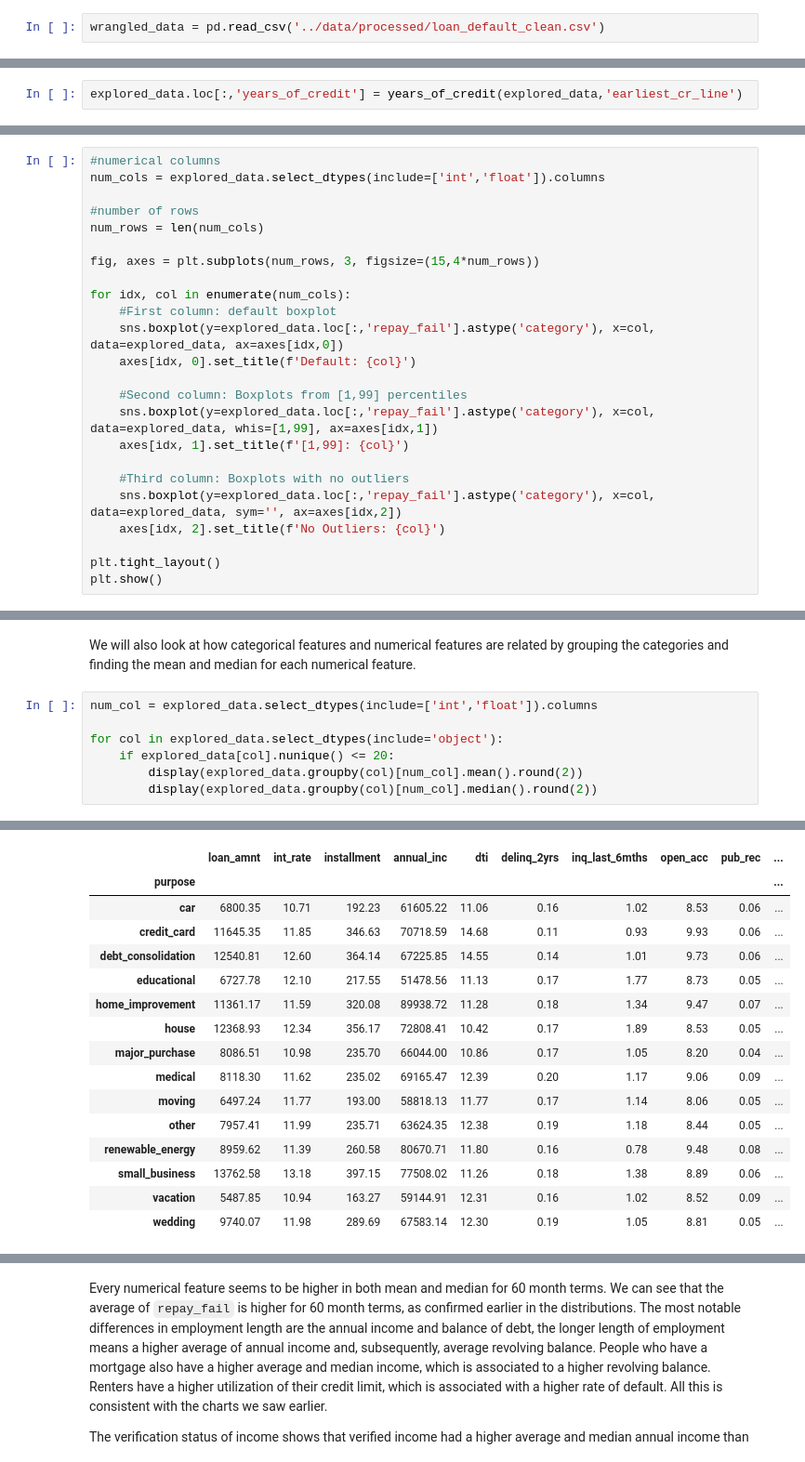
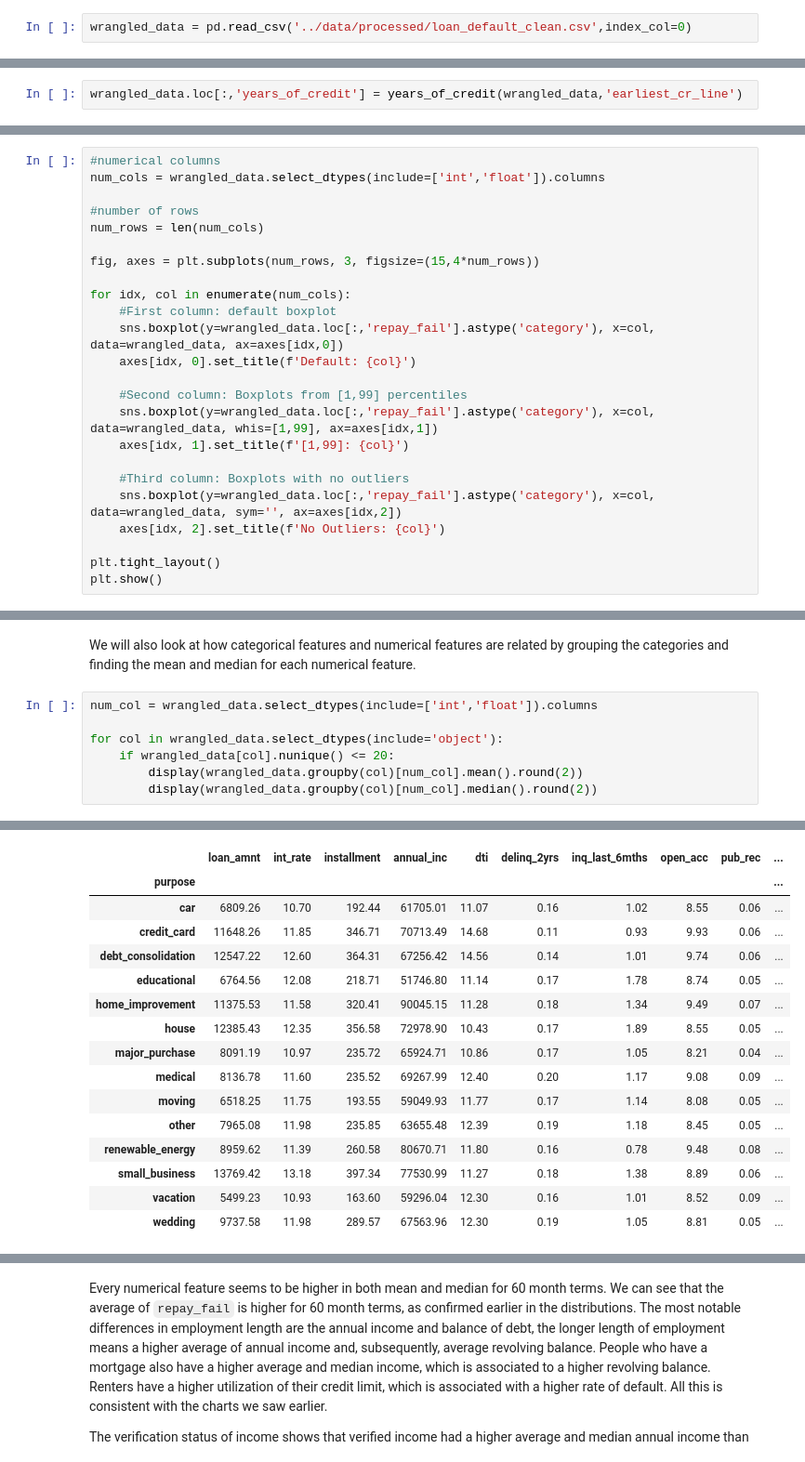
Before and after one commit to issacgomez07/Capstone-2-LendingClub-Defaults, a Jupyter notebook: notebooks/02_exploratory_data_analysis.ipynb, the cells around one changed output, grey strips where cells are left out. Shown at 93% size. Drawn from its saved outputs; the diff is of its cells as text.

```diff
--- a/notebooks/02_exploratory_data_analysis.ipynb
+++ b/notebooks/02_exploratory_data_analysis.ipynb
@@ -33,7 +34,7 @@ First we import the appropriate libraries. I've set the max columns to be displa
 # %% [markdown]
 ## 2.4 Load The Data<a id='2.4_Load_The_Data'></a>
 # %%
-wrangled_data = pd.read_csv('../data/processed/loan_default_clean.csv')
+wrangled_data = pd.read_csv('../data/processed/loan_default_clean.csv',index_col=0)
 # %%
 wrangled_data.info()
 # %% [output]
@@ -257,5 +254,5 @@ def years_of_credit(df, col):
     year_series = df[col].dt.strftime('%Y').astype(int)
     return 2000 - year_series
 # %%
-explored_data.loc[:,'years_of_credit'] = years_of_credit(explored_data,'earliest_cr_line')
+wrangled_data.loc[:,'years_of_credit'] = years_of_credit(wrangled_data,'earliest_cr_line')
 # %%
@@ -272,7 +269,7 @@ One would expect that the proportion of defaults would be higher with less years
 Now we'll create boxplots for all the numerical features to compare non-defaulted and defaulted loans. Since the data is highly skewed for some of the features, we'll plot three boxplots for each numerical feature with different parameters set to deal with the outliers. The first column will have the default settings for defining outliers, the second will only show outliers for data below the 0.01 percentile and above 0.99 percentile, and the third column will have no outliers so we can see the entire distribution.
 # %%
 #numerical columns
-num_cols = explored_data.select_dtypes(include=['int','float']).columns
+num_cols = wrangled_data.select_dtypes(include=['int','float']).columns
 
 #number of rows
 num_rows = len(num_cols)
@@ -281,15 +278,15 @@ fig, axes = plt.subplots(num_rows, 3, figsize=(15,4*num_rows))
 
 for idx, col in enumerate(num_cols):
     #First column: default boxplot
-    sns.boxplot(y=explored_data.loc[:,'repay_fail'].astype('category'), x=col, data=explored_data, ax=axes[idx,0])
+    sns.boxplot(y=wrangled_data.loc[:,'repay_fail'].astype('category'), x=col, data=wrangled_data, ax=axes[idx,0])
     axes[idx, 0].set_title(f'Default: {col}')
 
     #Second column: Boxplots from [1,99] percentiles
-    sns.boxplot(y=explored_data.loc[:,'repay_fail'].astype('category'), x=col, data=explored_data, whis=[1,99], ax=axes[idx,1])
+    sns.boxplot(y=wrangled_data.loc[:,'repay_fail'].astype('category'), x=col, data=wrangled_data, whis=[1,99], ax=axes[idx,1])
     axes[idx, 1].set_title(f'[1,99]: {col}')
 
     #Third column: Boxplots with no outliers
-    sns.boxplot(y=explored_data.loc[:,'repay_fail'].astype('category'), x=col, data=explored_data, sym='', ax=axes[idx,2])
+    sns.boxplot(y=wrangled_data.loc[:,'repay_fail'].astype('category'), x=col, data=wrangled_data, sym='', ax=axes[idx,2])
     axes[idx, 2].set_title(f'No Outliers: {col}')
 
 plt.tight_layout()
@@ -315,12 +312,12 @@ The highest correlation is most notably the relationship between loan amount and
 # %% [markdown]
 We will also look at how categorical features and numerical features are related by grouping the categories and finding the mean and median for each numerical feature.
 # %%
-num_col = explored_data.select_dtypes(include=['int','float']).columns
+num_col = wrangled_data.select_dtypes(include=['int','float']).columns
 
-for col in explored_data.select_dtypes(include='object'):
-    if explored_data[col].nunique() <= 20:
-        display(explored_data.groupby(col)[num_col].mean().round(2))
-        display(explored_data.groupby(col)[num_col].median().round(2))
+for col in wrangled_data.select_dtypes(include='object'):
+    if wrangled_data[col].nunique() <= 20:
+        display(wrangled_data.groupby(col)[num_col].mean().round(2))
+        display(wrangled_data.groupby(col)[num_col].median().round(2))
 # %% [output]
 |  | loan_amnt | int_rate | installment | annual_inc | dti | delinq_2yrs | inq_last_6mths | open_acc | pub_rec | ... |
 | term |  |  |  |  |  |  |  |  |  | ... |
@@ -381,18 +378,18 @@ for col in explored_data.select_dtypes(include='object'):
 |  | loan_amnt | int_rate | installment | annual_inc | dti | delinq_2yrs | inq_last_6mths | open_acc | pub_rec | ... |
 | purpose |  |  |  |  |  |  |  |  |  | ... |
-| car | 6800.35 | 10.71 | 192.23 | 61605.22 | 11.06 | 0.16 | 1.02 | 8.53 | 0.06 | ... |
-| credit_card | 11645.35 | 11.85 | 346.63 | 70718.59 | 14.68 | 0.11 | 0.93 | 9.93 | 0.06 | ... |
-| debt_consolidation | 12540.81 | 12.60 | 364.14 | 67225.85 | 14.55 | 0.14 | 1.01 | 9.73 | 0.06 | ... |
-| educational | 6727.78 | 12.10 | 217.55 | 51478.56 | 11.13 | 0.17 | 1.77 | 8.73 | 0.05 | ... |
-| home_improvement | 11361.17 | 11.59 | 320.08 | 89938.72 | 11.28 | 0.18 | 1.34 | 9.47 | 0.07 | ... |
-| house | 12368.93 | 12.34 | 356.17 | 72808.41 | 10.42 | 0.17 | 1.89 | 8.53 | 0.05 | ... |
-| major_purchase | 8086.51 | 10.98 | 235.70 | 66044.00 | 10.86 | 0.17 | 1.05 | 8.20 | 0.04 | ... |
-| medical | 8118.30 | 11.62 | 235.02 | 69165.47 | 12.39 | 0.20 | 1.17 | 9.06 | 0.09 | ... |
-| moving | 6497.24 | 11.77 | 193.00 | 58818.13 | 11.77 | 0.17 | 1.14 | 8.06 | 0.05 | ... |
-| other | 7957.41 | 11.99 | 235.71 | 63624.35 | 12.38 | 0.19 | 1.18 | 8.44 | 0.05 | ... |
+| car | 6809.26 | 10.70 | 192.44 | 61705.01 | 11.07 | 0.16 | 1.02 | 8.55 | 0.06 | ... |
+| credit_card | 11648.26 | 11.85 | 346.71 | 70713.49 | 14.68 | 0.11 | 0.93 | 9.93 | 0.06 | ... |
+| debt_consolidation | 12547.22 | 12.60 | 364.31 | 67256.42 | 14.56 | 0.14 | 1.01 | 9.74 | 0.06 | ... |
+| educational | 6764.56 | 12.08 | 218.71 | 51746.80 | 11.14 | 0.17 | 1.78 | 8.74 | 0.05 | ... |
+| home_improvement | 11375.53 | 11.58 | 320.41 | 90045.15 | 11.28 | 0.18 | 1.34 | 9.49 | 0.07 | ... |
+| house | 12385.43 | 12.35 | 356.58 | 72978.90 | 10.43 | 0.17 | 1.89 | 8.55 | 0.05 | ... |
+| major_purchase | 8091.19 | 10.97 | 235.72 | 65924.71 | 10.86 | 0.17 | 1.05 | 8.21 | 0.04 | ... |
+| medical | 8136.78 | 11.60 | 235.52 | 69267.99 | 12.40 | 0.20 | 1.17 | 9.08 | 0.09 | ... |
+| moving | 6518.25 | 11.75 | 193.55 | 59049.93 | 11.77 | 0.17 | 1.14 | 8.08 | 0.05 | ... |
+| other | 7965.08 | 11.98 | 235.85 | 63655.48 | 12.39 | 0.19 | 1.18 | 8.45 | 0.05 | ... |
 | renewable_energy | 8959.62 | 11.39 | 260.58 | 80670.71 | 11.80 | 0.16 | 0.78 | 9.48 | 0.08 | ... |
-| small_business | 13762.58 | 13.18 | 397.15 | 77508.02 | 11.26 | 0.18 | 1.38 | 8.89 | 0.06 | ... |
-| vacation | 5487.85 | 10.94 | 163.27 | 59144.91 | 12.31 | 0.16 | 1.02 | 8.52 | 0.09 | ... |
-| wedding | 9740.07 | 11.98 | 289.69 | 67583.14 | 12.30 | 0.19 | 1.05 | 8.81 | 0.05 | ... |
+| small_business | 13769.42 | 13.18 | 397.34 | 77530.99 | 11.27 | 0.18 | 1.38 | 8.89 | 0.06 | ... |
+| vacation | 5499.23 | 10.93 | 163.60 | 59296.04 | 12.30 | 0.16 | 1.01 | 8.52 | 0.09 | ... |
+| wedding | 9737.58 | 11.98 | 289.57 | 67563.96 | 12.30 | 0.19 | 1.05 | 8.81 | 0.05 | ... |
 |  | loan_amnt | int_rate | installment | annual_inc | dti | delinq_2yrs | inq_last_6mths | open_acc | pub_rec | ... |
 | purpose |  |  |  |  |  |  |  |  |  | ... |
```
Also changed, not shown: parts of 14 cells of this notebook, 4 other files.
